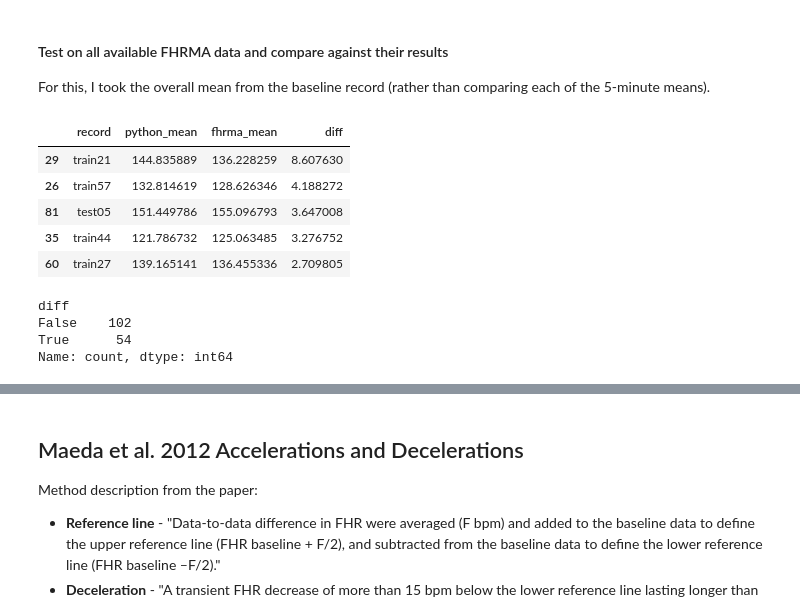
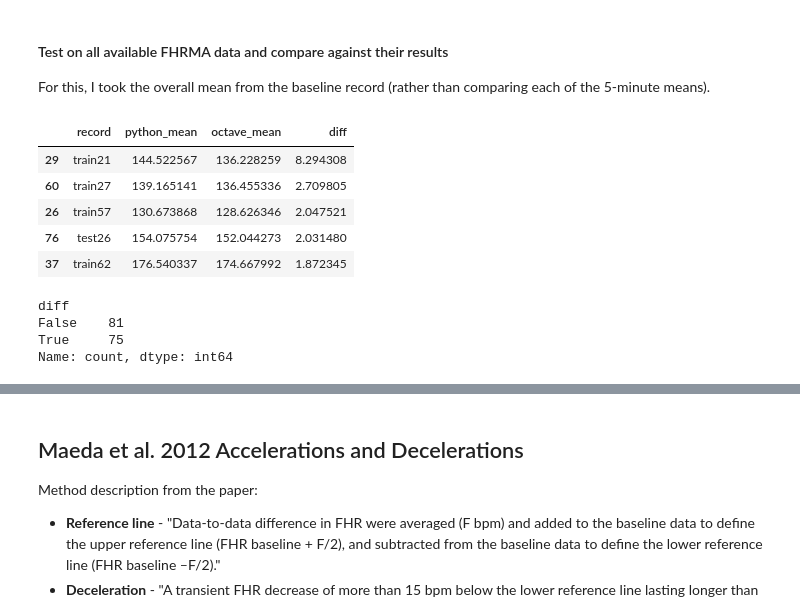
Before and after one commit to birth-outcomes/ctg_exploratory, a Jupyter notebook: 14_feature_extraction_maeda_2012.ipynb, the cells around one changed output, grey strips where cells are left out. Cells and saved outputs as stored; diff of their text form; code cells hidden in the pictures.

```diff
--- a/14_feature_extraction_maeda_2012.ipynb
+++ b/14_feature_extraction_maeda_2012.ipynb
@@ -35,6 +36,7 @@ class Paths:
 
     fhrma_train_csv = './fhrma/train_test_data/traindata_csv/'
     fhrma_test_csv = './fhrma/train_test_data/testdata_csv/'
+    octave_maeda = './fhrma/train_test_data/maeda_octave/'
 
 
 paths = Paths()
@@ -74,3 +78,7 @@ raw_fhr = import_csv(
+# %%
+octave_maeda = import_csv(
+    directory=paths.octave_maeda,
+    output_dict=dict())
 # %% [markdown]
 Load the results when processed using Maeda's methodology in FHRMA
 # %%
@@ -244,10 +252,17 @@ def get_baseline(fhr, match_fhrma, show_process=False):
         mean = np.mean(filtered)
 
         # Set the records in baseline for that five minute interval to this mean
-        baseline[0+(i*8):1200+(i*8)] = [mean] * 1200
+        baseline[(i*8):1200+(i*8)] = [mean] * 1200
+
+    # Set any trailing 0s to the last
+    baseline[1200+(i*8):] = [baseline[1199+i*8]]*len(baseline[1200+(i*8):])
 
     # Trim results to match original FHR length (as will overfill final small interval)
     baseline = baseline[:len(fhr)]
+
+    # Modify final 1202 results to be the value from that final interval
+    last = copy.deepcopy(baseline[-1])
+    baseline[len(baseline)-1202:] = [last]*1202
 
     # Print example of results from final run of that loop above
     if show_process:
@@ -318,30 +348,29 @@ for key, value in raw_fhr.items():
 # %%
 # Find mean of each record and combine dataframes
 python_df = pd.DataFrame({
     'record': python_maeda.keys(),
     'python_mean': [np.mean(python_maeda[i]) for i in python_maeda.keys()]})
-fhrma_df = pd.DataFrame({
-    'record': fhrma_maeda_base.keys(),
-    'fhrma_mean': [np.mean(fhrma_maeda_base[i]) for i in fhrma_maeda_base.keys()]})
-compare_mean = pd.merge(python_df, fhrma_df, on='record')
+octave_df = pd.DataFrame({
+    'record': octave_maeda.keys(),
+    'octave_mean': [np.mean(octave_maeda[i]) for i in octave_maeda.keys()]})
+compare_mean = pd.merge(python_df, octave_df, on='record')
 
 # Add column with difference in means
-compare_mean['diff'] = abs(compare_mean['python_mean'] - compare_mean['fhrma_mean'])
+compare_mean['diff'] = abs(compare_mean['python_mean'] - compare_mean['octave_mean'])
 
 # Preview dataframe, starting with records with the greatest difference
-compare_mean.sort_values(by='diff', ascending=False).head()
+display(compare_mean.sort_values(by='diff', ascending=False).head())
+
+# Record how many are exactly the same
+display((compare_mean['diff'] == 0).value_counts())
 # %% [output]
-|  | record | python_mean | fhrma_mean | diff |
-| 29 | train21 | 144.835889 | 136.228259 | 8.607630 |
-| 26 | train57 | 132.814619 | 128.626346 | 4.188272 |
-| 81 | test05 | 151.449786 | 155.096793 | 3.647008 |
-| 35 | train44 | 121.786732 | 125.063485 | 3.276752 |
+|  | record | python_mean | octave_mean | diff |
+| 29 | train21 | 144.522567 | 136.228259 | 8.294308 |
 | 60 | train27 | 139.165141 | 136.455336 | 2.709805 |
+| 26 | train57 | 130.673868 | 128.626346 | 2.047521 |
+| 76 | test26 | 154.075754 | 152.044273 | 2.031480 |
+| 37 | train62 | 176.540337 | 174.667992 | 1.872345 |
+diff
+False    81
+True     75
+Name: count, dtype: int64
-# %%
-# Record how many are exactly the same
-(compare_mean['diff'] == 0).value_counts()
-# %% [output]
-diff
-False    102
-True      54
-Name: count, dtype: int64
```
Also changed, not shown: parts of 12 cells of this notebook.
